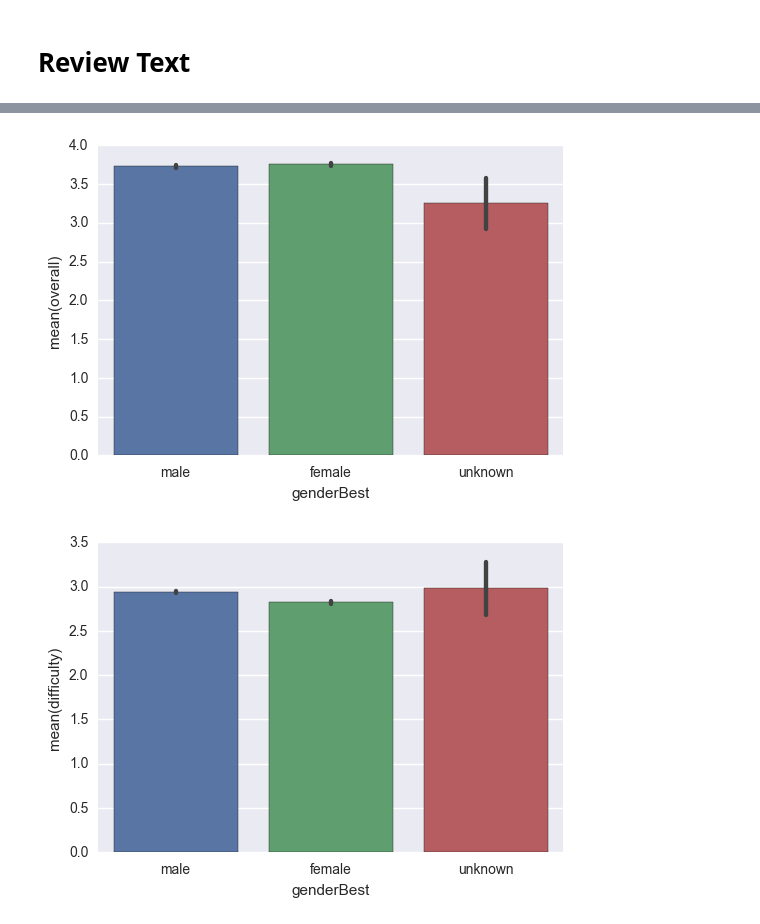
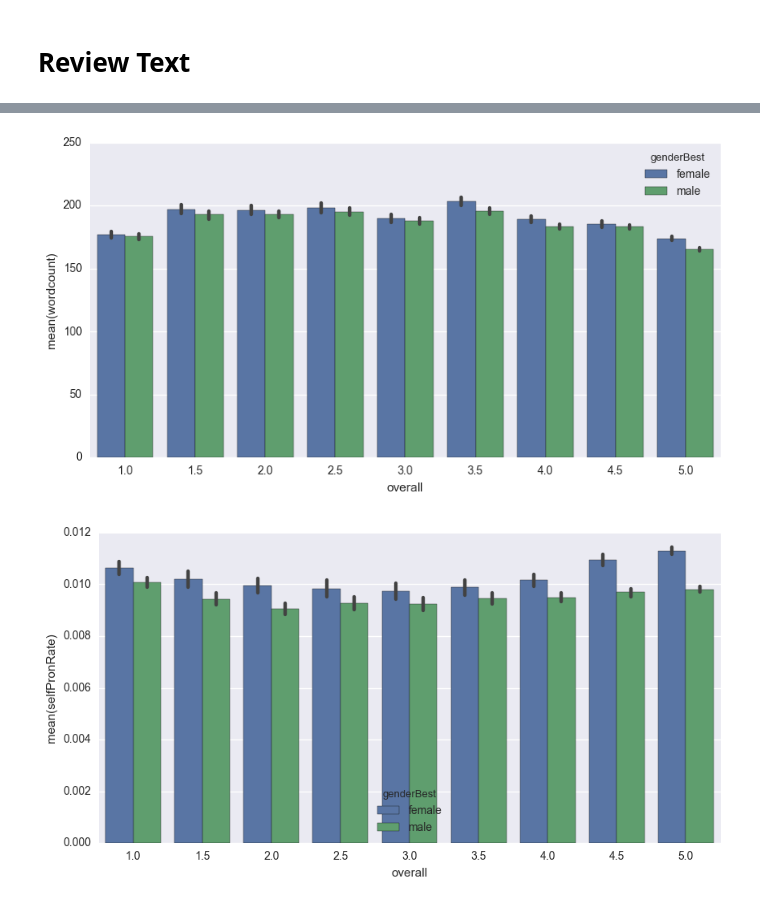
Before and after one commit to AngelaVC/ProfReviews, a Jupyter notebook: RI_NH_ME_analysis.ipynb, the cells around one changed output, grey strips where cells are left out. Drawn from its saved outputs; the diff is of its cells as text; code cells hidden in the pictures.

```diff
--- a/RI_NH_ME_analysis.ipynb
+++ b/RI_NH_ME_analysis.ipynb
@@ -194,0 +158,4 @@ sns.pointplot(x="year", y="difficulty", hue = "genderBest", data=yearProf_df,
+# %%
+# That's a lot of A's
+sns.set(font_scale=1)
+sns.countplot(x="grade", hue = 'genderBest',order=['A','B','C','D','F','WD','INC','Unknown'],data=review_df);
@@ -194,0 +166,9 @@ sns.pointplot(x="year", y="difficulty", hue = "genderBest", data=yearProf_df,
+# %%
+# Difficulty vs Overall for men & women
+g = sns.PairGrid(groupProf_df[["difficulty", "overall","genderBest"]], size =5,hue="genderBest")
+g.set(alpha=0.001)
+g.map_upper(sns.regplot)
+g.map_lower(sns.residplot)
+g.map_diag(plt.hist)
+g.axes[1,0].xaxis.set_label_text("overall (residuals lower)")
+sns.set(font_scale=2)
@@ -292,5 +275,7 @@ sns.despine(left=True, bottom=True)
 # %%
 review_df['wordcount']=review_df['cleanText'].apply(len)
+# %%
+review_df['selfPronRate']=review_df['selfPronCnt']/review_df['wordcount']
 # %%
 #lexical diversity for each review
 def lexDiversity(text):
@@ -343,22 +297,10 @@ overallM
-# %%
-keywords = list({
-    'tough':'Tough Grader','feedback':'Gives good feedback','respected':'Respected','read':'Get ready to read',
-    'participation':'Participation matters','skip':'Skip class? You won\'t pass.','homework':'LOTS OF HOMEWORK',
-    'inspirational':'Inspirational','quiz':'BEWARE OF POP QUIZZES','accessible':'ACCESSIBLE OUTSIDE CLASS',
-    'papers':'SO MANY PAPERS','criteria':'Clear grading criteria','hilarious':'Hilarious',
-    'test':'TEST HEAVY','few':'GRADED BY FEW THINGS','amazing':'Amazing lectures','caring':'Caring',
-    'extra':'EXTRA CREDIT','group':'GROUP PROJECTS','lecture':'LECTURE HEAVY'
-    }.keys())
-
-# fillna on just the keyword columns
-review_df[keywords] = review_df[keywords].fillna(0)
 # %%
-#overall scores by gender
-sns.barplot(x="genderBest", y="overall", data=review_df);
+# Average wordcount  by Gender and rating
+sns.barplot(x="overall", y='wordcount', hue = "genderBest", data=review_df);
 # %% [output]
-[figure, old version]
+[figure, new version]
 # %%
-#gender scores by prof
-sns.barplot(x="genderBest", y="difficulty", data=review_df);
+# Average selfPronRate  by Gender and rating
+sns.barplot(x="overall", y='selfPronRate', hue = "genderBest", data=review_df);
 # %% [output]
-[figure, old version]
+[figure, new version]
```
Also changed, not shown: parts of 88 cells of this notebook, 9 other files.
